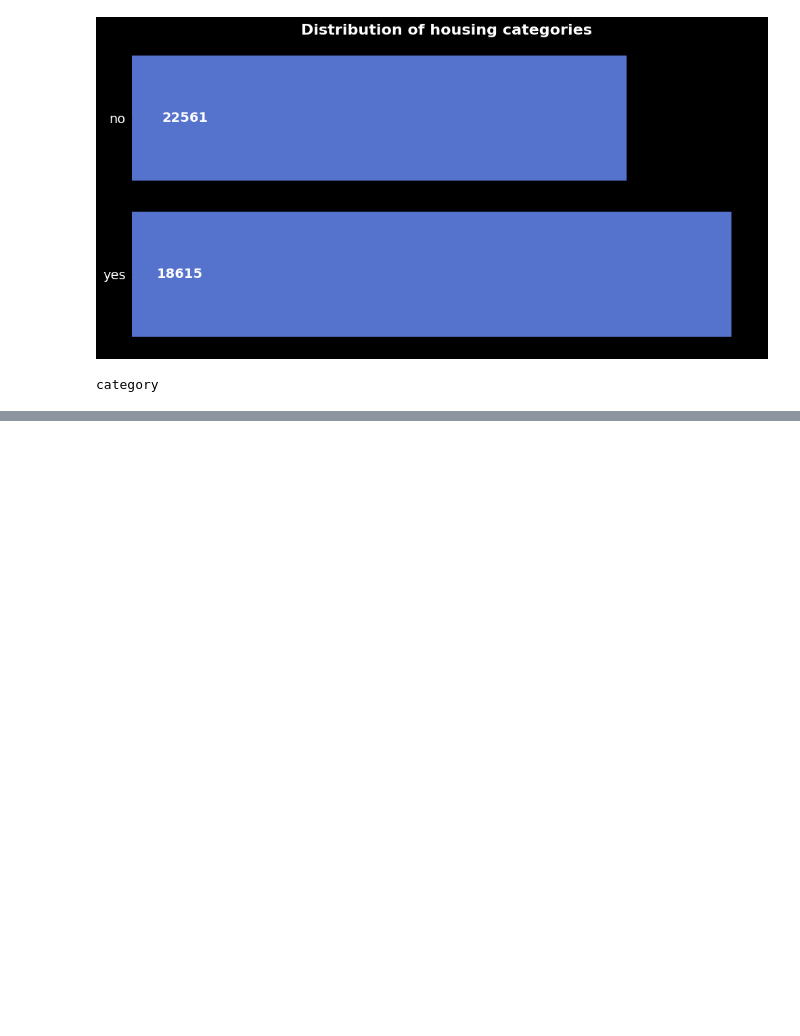
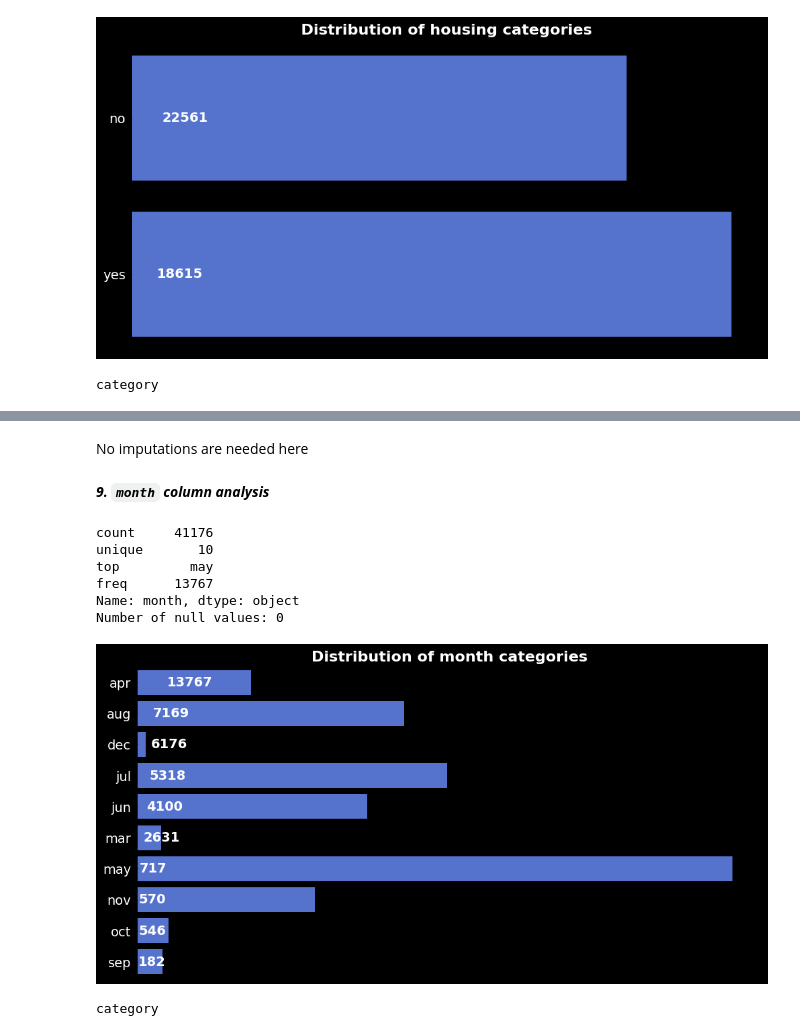
Before and after one commit to Reserford1991/bank-marketing-dataset-project, a Jupyter notebook: jupiter-notebooks/solution.ipynb, the cells around one changed output, grey strips where cells are left out. Drawn from its saved outputs; the diff is of its cells as text; code cells hidden in the pictures; blank space fills up the shorter version.

```diff
--- a/jupiter-notebooks/solution.ipynb
+++ b/jupiter-notebooks/solution.ipynb
@@ -270,0 +287,15 @@ category
+# %% [markdown]
+No imputations are needed here
+# %% [markdown]
+***9. `month` column analysis***
+# %%
+HelperFunctions.show_categorical_info(bank_df, 'month')
+# %% [output]
+count     41176
+unique       10
+top         may
+freq      13767
+Name: month, dtype: object
+Number of null values: 0
+[figure, added]
+category
```
Also changed, not shown: parts of 56 cells of this notebook, 2 other files.
